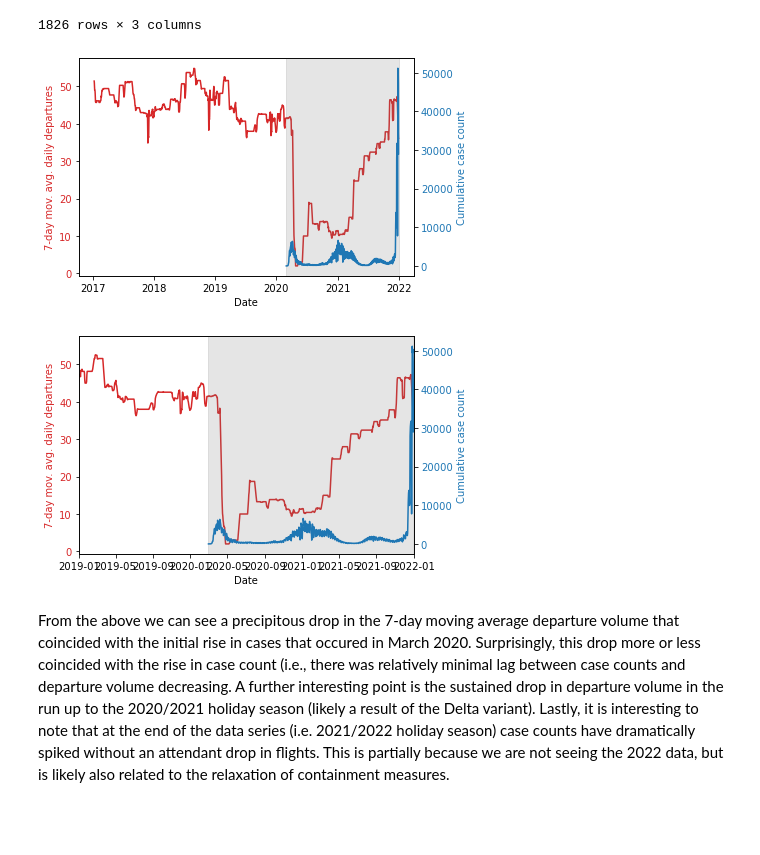
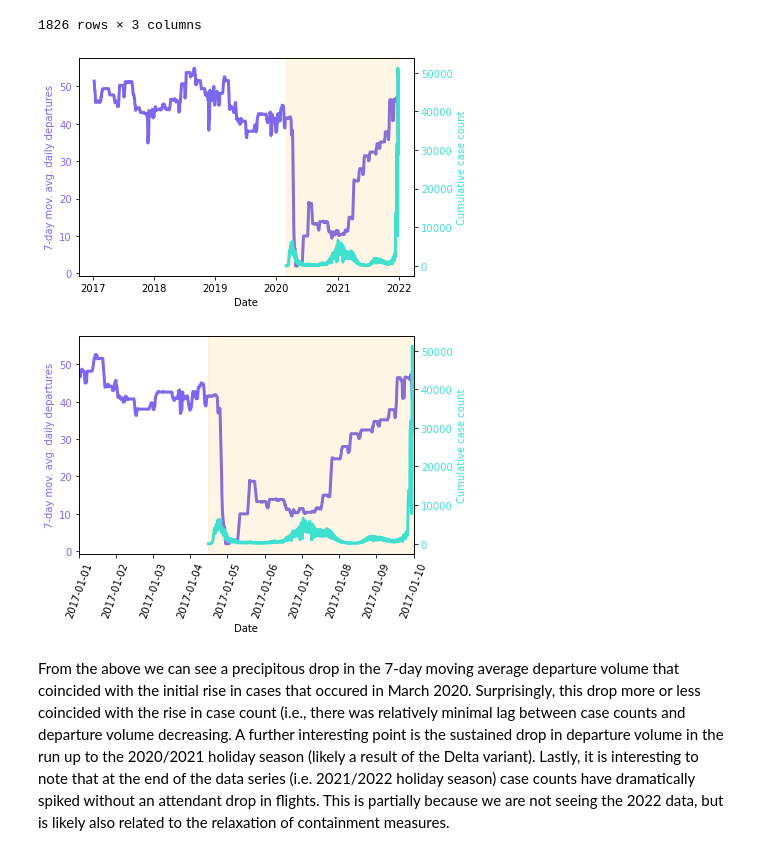
Before and after one commit to MyreLab/covid19-JFK-analysis, a Jupyter notebook: JFK_covid_analysis.ipynb, the cells around one changed output. Cells and saved outputs as stored; diff of their text form; code cells hidden in the pictures; blank space fills up the shorter version.

```diff
--- a/JFK_covid_analysis.ipynb
+++ b/JFK_covid_analysis.ipynb
@@ -32,6 +31,6 @@ JFK_covid_analysis.py
 ### Importing required data
 # %%
 #importing departure data for American Airlines
-df_jfkdeps = pd.read_csv('Detailed_Statistics_Departures.csv',header=6)
+df_jfkdeps = pd.read_csv('https://github.com/MyreLab/covid19-JFK-analysis/blob/main/data/Detailed_Statistics_Departures.csv?raw=true',header=6)
 # %%
 df_jfkdeps.info()
@@ -71,6 +42,6 @@ df_jfkdeps.tail()
 df_jfkdeps.drop(df_jfkdeps.tail(1).index,inplace=True)
 # %%
 # importing NYC case counts since March 2020
-df_case_count = pd.read_csv('data-by-day.csv')
+df_case_count = pd.read_csv('https://github.com/MyreLab/covid19-JFK-analysis/raw/main/data/data-by-day.csv')
 # %%
 df_case_count.head()
@@ -204,55 +150,57 @@ df_combined
 # %%
 fig, ax1 = plt.subplots()
 
-color = 'tab:red'
+color = 'mediumslateblue'
 ax1.set_xlabel('Date')
 ax1.set_ylabel('7-day mov. avg. daily departures', color=color)
-ax1.plot(df_combined.DATE, df_combined.DEPS, color=color)
+ax1.plot(df_combined.DATE, df_combined.DEPS, color=color, linewidth=3)
 ax1.tick_params(axis='y', labelcolor=color)
 
 ax2 = ax1.twinx()  # instantiate a second axes that shares the same x-axis
 
-color = 'tab:blue'
+color = 'turquoise'
 ax2.set_ylabel('Cumulative case count', color=color)  # we already handled the x-label with ax1
-ax2.plot(df_combined.DATE, df_combined.CASE_COUNT, color=color)
+ax2.plot(df_combined.DATE, df_combined.CASE_COUNT, color=color, linewidth=3)
 ax2.tick_params(axis='y', labelcolor=color)
 
 # define a shaded region to highlight timing of COVID-19
 x1 = df_case_count.DATE[0]
 x2 = df_jfkdeps.DATE[67546]
-plt.axvspan(x1, x2, color='grey',alpha=0.2)
+plt.axvspan(x1, x2, color='orange',alpha=0.1)
 
 plt.show()
 # %% [output]
-[figure, old version]
+[figure, new version]
 # %%
 #shorten the range of the data to better see the trends
 
 fig, ax1 = plt.subplots()
 
-color = 'tab:red'
+color = 'mediumslateblue'
 ax1.set_xlabel('Date')
 ax1.set_ylabel('7-day mov. avg. daily departures', color=color)
-ax1.plot(df_combined.DATE, df_combined.DEPS, color=color)
+ax1.plot(df_combined.DATE.dt.date, df_combined.DEPS, color=color, linewidth=3)
+ax1.set_xticklabels(df_combined.DATE.dt.date, rotation=70) #using .dt.date to show only year/month/day in the label
 
 ax1.tick_params(axis='y', labelcolor=color)
 
 ax2 = ax1.twinx() #plots a second set of axes on the same chart
 
-color = 'tab:blue'
+color = 'turquoise'
 ax2.set_ylabel('Cumulative case count', color=color)
-ax2.plot(df_combined.DATE, df_combined.CASE_COUNT, color=color)
+ax2.plot(df_combined.DATE.dt.date, df_combined.CASE_COUNT, color=color, linewidth=3)
 ax2.tick_params(axis='y', labelcolor=color)
+ax2.set_xticklabels(df_combined.DATE.dt.date, rotation=70) #using .dt.date to show only year/month/day in the label
 
 # define a shaded region to highlight timing of COVID-19
 x1 = df_case_count.DATE[0]
 x2 = df_jfkdeps.DATE[67546]
-plt.axvspan(x1, x2, color='grey',alpha=0.2)
+plt.axvspan(x1, x2, color='orange',alpha=0.1)
 
 plt.xlim([dt.date(2019,1,1),dt.date(2022,1,1)])
 plt.show()
 # %% [output]
-[figure, old version]
+[figure, new version]
 # %% [markdown]
 From the above we can see a precipitous drop in the 7-day moving average departure volume that coincided with the initial rise in cases that occured in March 2020. Surprisingly, this drop more or less coincided with the rise in case count (i.e., there was relatively minimal lag between case counts and departure volume decreasing. A further interesting point is the sustained drop in departure volume in the run up to the 2020/2021 holiday season (likely a result of the Delta variant). Lastly, it is interesting to note that at the end of the data series (i.e. 2021/2022 holiday season) case counts have dramatically spiked without an attendant drop in flights. This is partially because we are not seeing the 2022 data, but is likely also related to the relaxation of containment measures.
 # %% [markdown]
```
Also changed, not shown: parts of 10 cells of this notebook.
